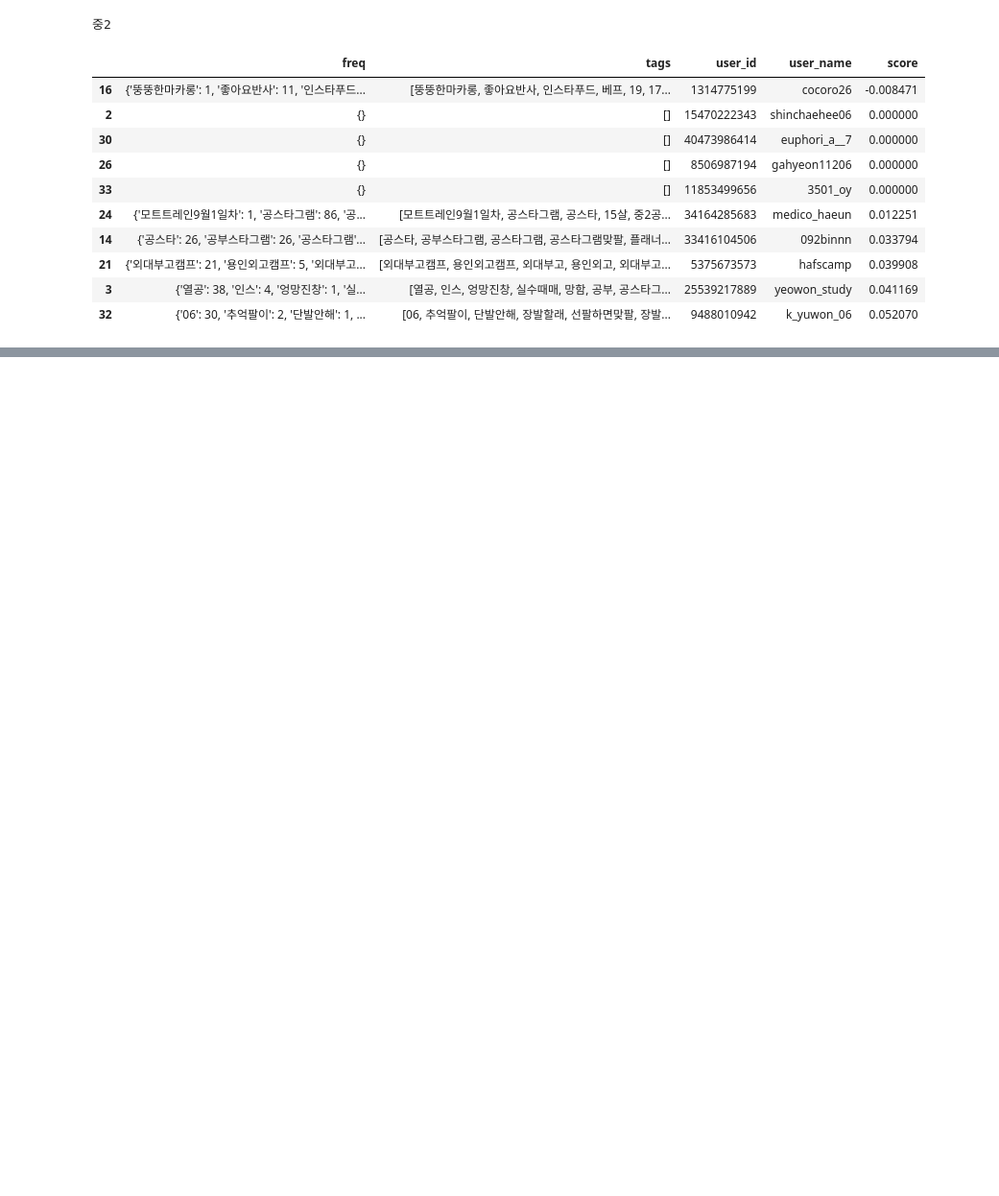
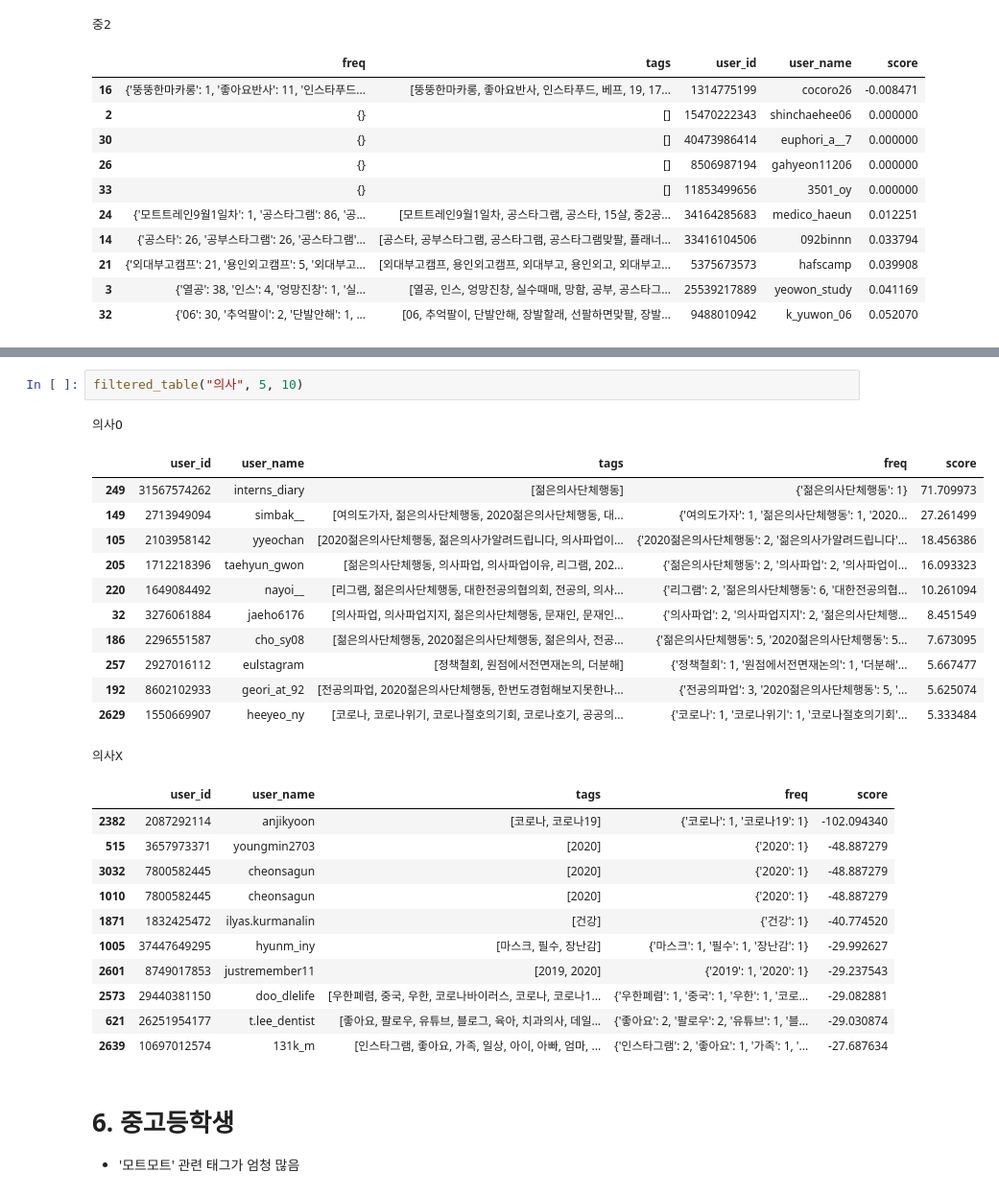
Before and after one commit to Dev-hottae/insta_profiling, a Jupyter notebook: data_crawling/user_filtering.ipynb, the cells around one changed output, grey strips where cells are left out. Shown at 96% size. Cells and saved outputs as stored; diff of their text form; blank space fills up the shorter version.

```diff
--- a/data_crawling/user_filtering.ipynb
+++ b/data_crawling/user_filtering.ipynb
@@ -494,0 +1003,30 @@ uf = UserFiltering(hashtags=hashtags, N_category=3, df=df)
+# %%
+filtered_table("의사", 5, 10)
+# %% [output]
+의사O
+|  | user_id | user_name | tags | freq | score |
+| 249 | 31567574262 | interns_diary | [젊은의사단체행동] | {'젊은의사단체행동': 1} | 71.709973 |
+| 149 | 2713949094 | simbak__ | [여의도가자, 젊은의사단체행동, 2020젊은의사단체행동, 대... | {'여의도가자': 1, '젊은의사단체행동': 1, '2020... | 27.261499 |
+| 105 | 2103958142 | yyeochan | [2020젊은의사단체행동, 젊은의사가알려드립니다, 의사파업이... | {'2020젊은의사단체행동': 2, '젊은의사가알려드립니다'... | 18.456386 |
+| 205 | 1712218396 | taehyun_gwon | [젊은의사단체행동, 의사파업, 의사파업이유, 리그램, 202... | {'젊은의사단체행동': 2, '의사파업': 2, '의사파업이... | 16.093323 |
+| 220 | 1649084492 | nayoi__ | [리그램, 젊은의사단체행동, 대한전공의협의회, 전공의, 의사... | {'리그램': 2, '젊은의사단체행동': 6, '대한전공의협... | 10.261094 |
+| 32 | 3276061884 | jaeho6176 | [의사파업, 의사파업지지, 젊은의사단체행동, 문재인, 문재인... | {'의사파업': 2, '의사파업지지': 2, '젊은의사단체행... | 8.451549 |
+| 186 | 2296551587 | cho_sy08 | [젊은의사단체행동, 2020젊은의사단체행동, 젊은의사, 전공... | {'젊은의사단체행동': 5, '2020젊은의사단체행동': 5... | 7.673095 |
+| 257 | 2927016112 | eulstagram | [정책철회, 원점에서전면재논의, 더분해] | {'정책철회': 1, '원점에서전면재논의': 1, '더분해'... | 5.667477 |
+| 192 | 8602102933 | geori_at_92 | [전공의파업, 2020젊은의사단체행동, 한번도경험해보지못한나... | {'전공의파업': 3, '2020젊은의사단체행동': 5, '... | 5.625074 |
+| 2629 | 1550669907 | heeyeo_ny | [코로나, 코로나위기, 코로나절호의기회, 코로나호기, 공공의... | {'코로나': 1, '코로나위기': 1, '코로나절호의기회'... | 5.333484 |
+의사X
+|  | user_id | user_name | tags | freq | score |
+| 2382 | 2087292114 | anjikyoon | [코로나, 코로나19] | {'코로나': 1, '코로나19': 1} | -102.094340 |
+| 515 | 3657973371 | youngmin2703 | [2020] | {'2020': 1} | -48.887279 |
+| 3032 | 7800582445 | cheonsagun | [2020] | {'2020': 1} | -48.887279 |
+| 1010 | 7800582445 | cheonsagun | [2020] | {'2020': 1} | -48.887279 |
+| 1871 | 1832425472 | ilyas.kurmanalin | [건강] | {'건강': 1} | -40.774520 |
+| 1005 | 37447649295 | hyunm_iny | [마스크, 필수, 장난감] | {'마스크': 1, '필수': 1, '장난감': 1} | -29.992627 |
+| 2601 | 8749017853 | justremember11 | [2019, 2020] | {'2019': 1, '2020': 1} | -29.237543 |
+| 2573 | 29440381150 | doo_dlelife | [우한폐렴, 중국, 우한, 코로나바이러스, 코로나, 코로나1... | {'우한폐렴': 1, '중국': 1, '우한': 1, '코로... | -29.082881 |
+| 621 | 26251954177 | t.lee_dentist | [좋아요, 팔로우, 유튜브, 블로그, 육아, 치과의사, 데일... | {'좋아요': 2, '팔로우': 2, '유튜브': 1, '블... | -29.030874 |
+| 2639 | 10697012574 | 131k_m | [인스타그램, 좋아요, 가족, 일상, 아이, 아빠, 엄마, ... | {'인스타그램': 2, '좋아요': 1, '가족': 1, '... | -27.687634 |
+# %% [markdown]
+# 6. 중고등학생
+- '모트모트' 관련 태그가 엄청 많음
```
Also changed, not shown: parts of 41 cells of this notebook.
